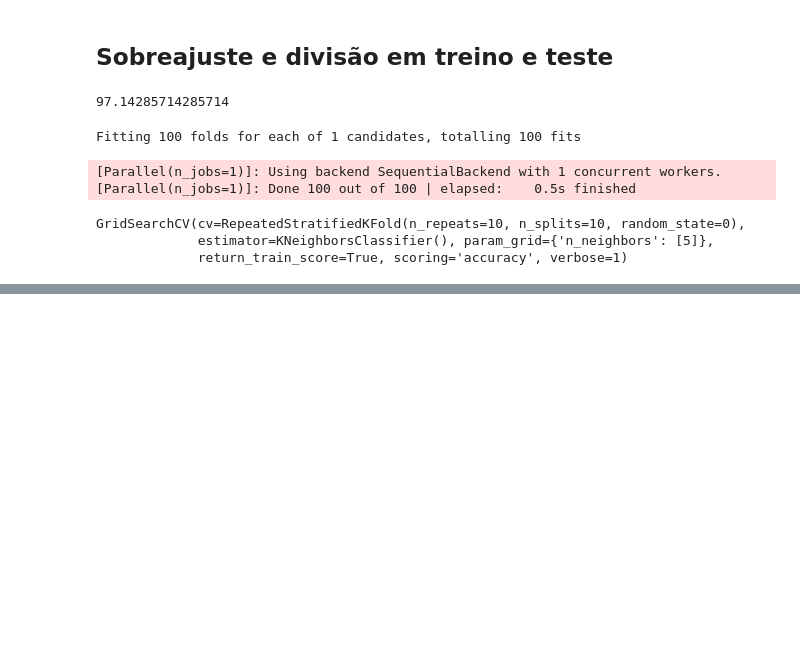
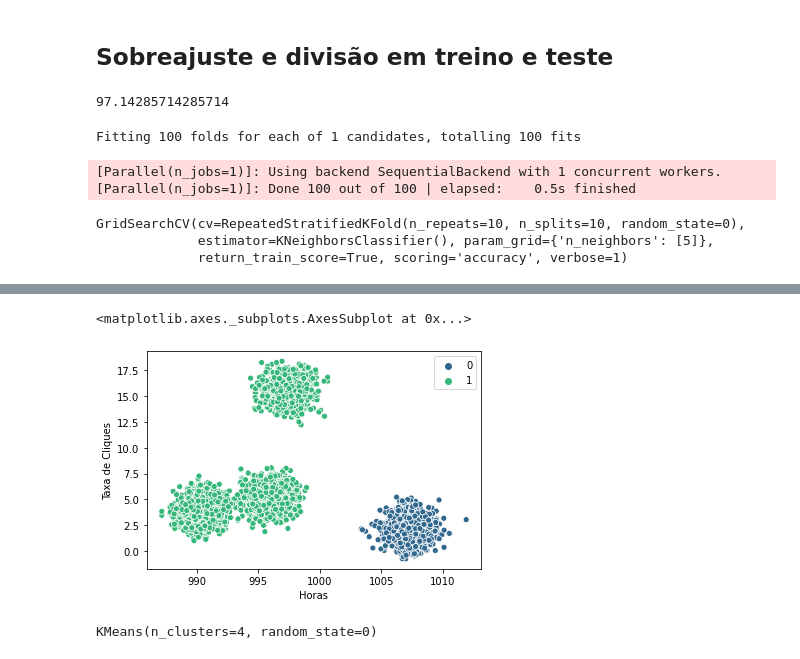
Before and after one commit to joutav/Curso-Sckiti-Learn, a Jupyter notebook: Sckiti-Learn.ipynb, the cells around one changed output, grey strips where cells are left out. Cells and saved outputs as stored; diff of their text form; code cells hidden in the pictures; blank space fills up the shorter version.

```diff
--- a/Sckiti-Learn.ipynb
+++ b/Sckiti-Learn.ipynb
@@ -203,0 +246,2 @@ GridSearchCV(cv=RepeatedStratifiedKFold(n_repeats=10, n_splits=10, random_state=
+# %%
+kmeans = KMeans(n_clusters=2, random_state=0)
@@ -203,0 +256,5 @@ GridSearchCV(cv=RepeatedStratifiedKFold(n_repeats=10, n_splits=10, random_state=
+# %%
+sns.scatterplot(x='Horas', y='Taxa de Cliques', data=x, hue=kmeans.labels_, palette='viridis')
+# %% [output]
+<matplotlib.axes._subplots.AxesSubplot at 0x...>
+[figure, added]
@@ -203,0 +263,4 @@ GridSearchCV(cv=RepeatedStratifiedKFold(n_repeats=10, n_splits=10, random_state=
+# %%
+kmeans.fit(x)
+# %% [output]
+KMeans(n_clusters=4, random_state=0)
```
Also changed, not shown: parts of 15 cells of this notebook.
